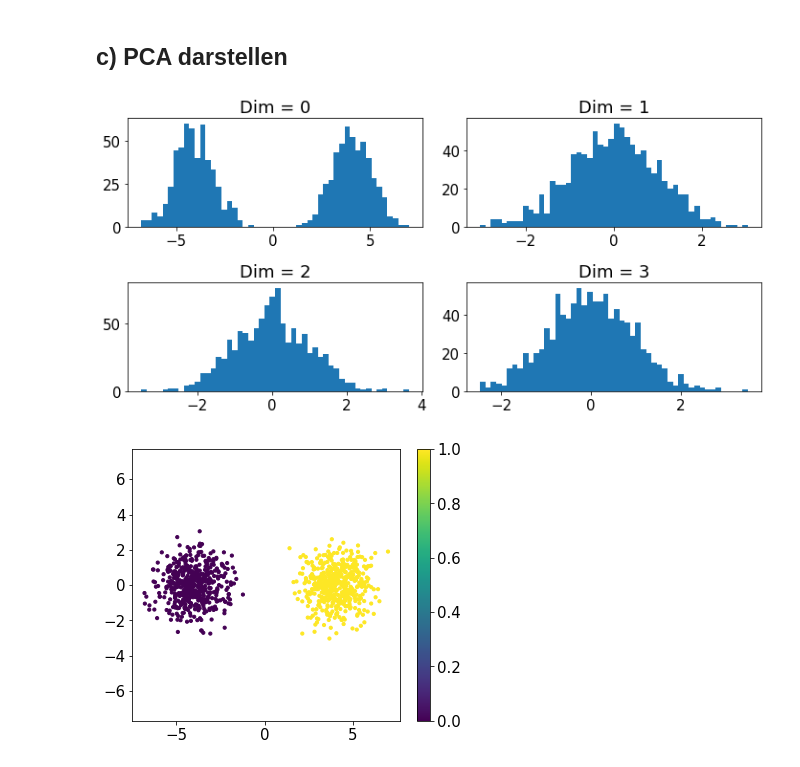
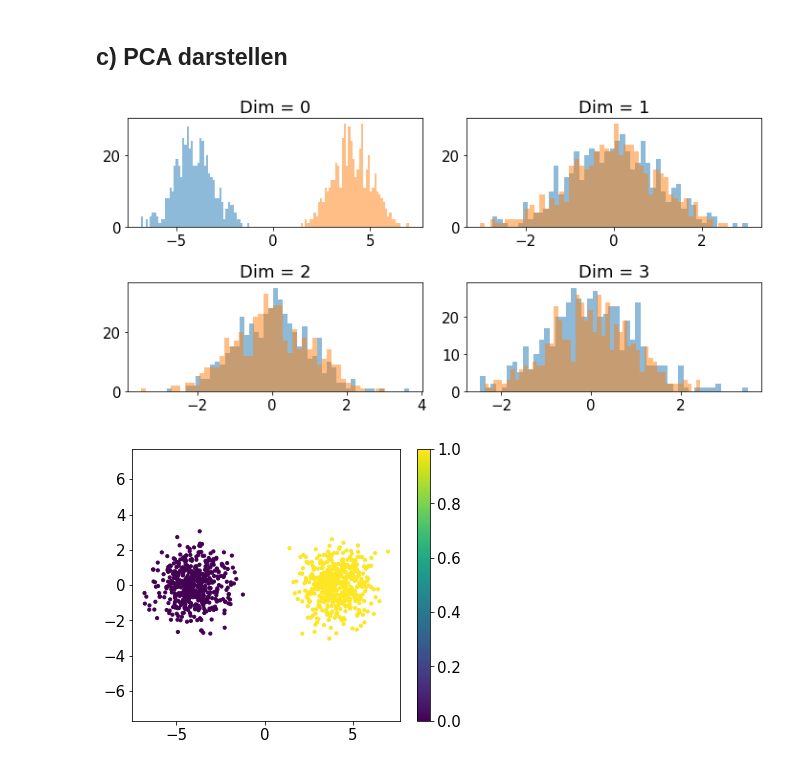
Before and after one commit to NicoJG/SMD, a Jupyter notebook: blatt07/blatt07_nico.ipynb, the cells around one changed output. Saved outputs shown, nothing was run; the diff lists cells and outputs as text; code cells hidden in the pictures.

Commit message:
blatt07 hist colors

```diff
--- a/blatt07/blatt07_nico.ipynb
+++ b/blatt07/blatt07_nico.ipynb
@@ -77,11 +77,12 @@ Ein Eigenwert ist deutlich größer, also scheint es zu reichen auf nur diese Di
 # %%
 fig,axes = plt.subplots(2,2,figsize=(10,5))
 for i,ax in enumerate(axes.flatten()):
-    ax.hist(X_[:,i],bins=50)
+    ax.hist(X_[:,i][y==0],alpha=0.5,bins=50)
+    ax.hist(X_[:,i][y==1],alpha=0.5,bins=50)
     ax.set_title(f'Dim = {i}')
 plt.tight_layout()
 # %% [output]
-[figure, old version]
+[figure, new version]
 # %%
 plt.figure(figsize=(6,5))
 plt.scatter(X_[:,0],X_[:,1],s=10,c=y)
```
